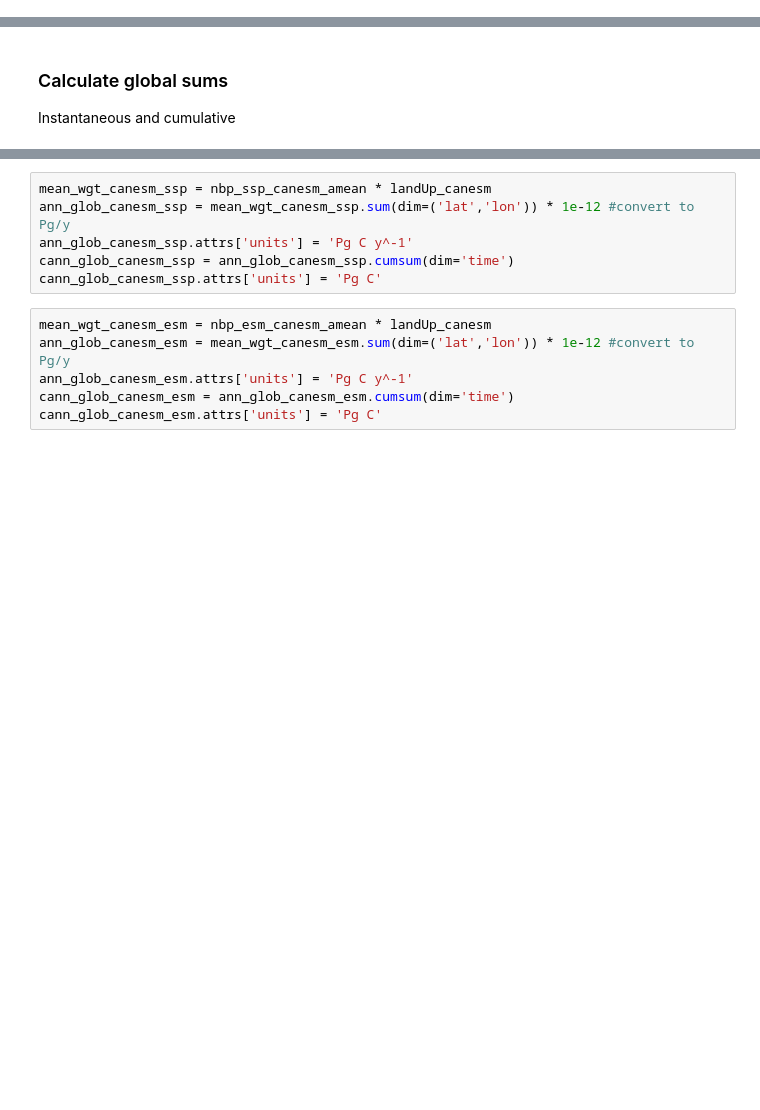
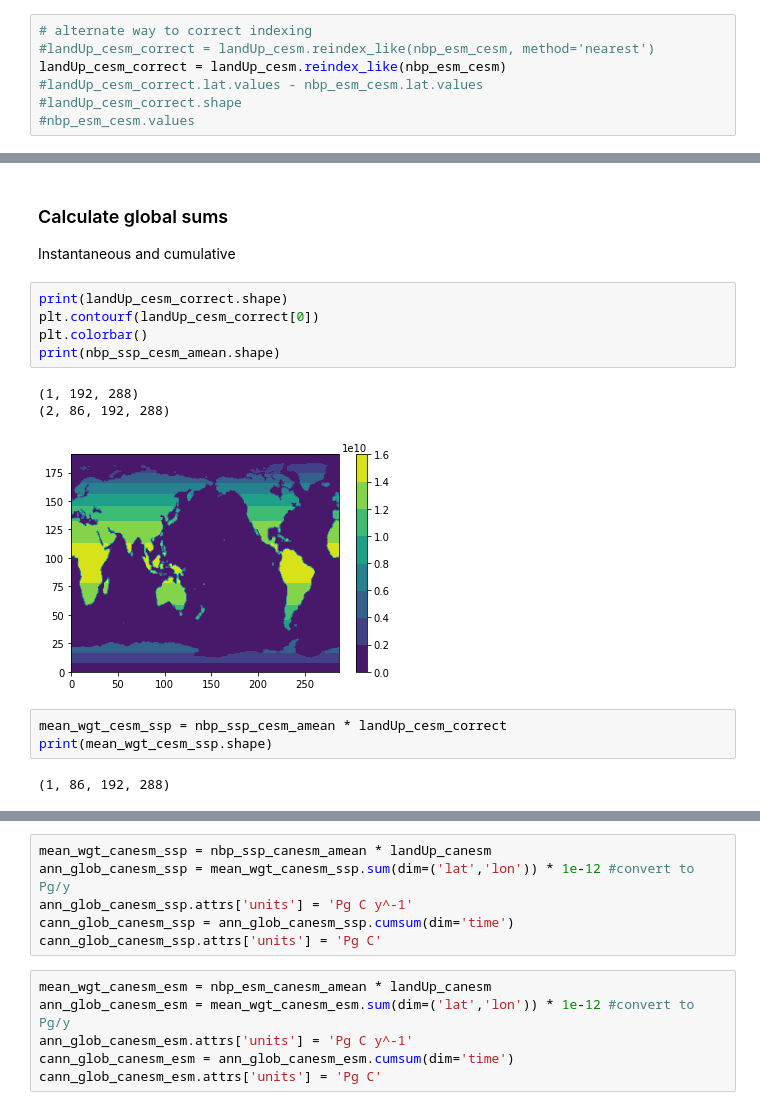
Before and after one commit to katiedagon/cmip6hack-landcarbon, a Jupyter notebook: notebooks/compare_esm_ssp.ipynb, the cells around one changed output, grey strips where cells are left out. Cells and saved outputs as stored; diff of their text form; blank space fills up the shorter version.

```diff
--- a/notebooks/compare_esm_ssp.ipynb
+++ b/notebooks/compare_esm_ssp.ipynb
@@ -107,3 +109,10 @@ latdiffs = landUp_cesm.lat.values - nbp_esm_cesm.lat.values # MISMATCH
+# %%
+# alternate way to correct indexing
+#landUp_cesm_correct = landUp_cesm.reindex_like(nbp_esm_cesm, method='nearest')
+landUp_cesm_correct = landUp_cesm.reindex_like(nbp_esm_cesm)
+#landUp_cesm_correct.lat.values - nbp_esm_cesm.lat.values
+#landUp_cesm_correct.shape
+#nbp_esm_cesm.values
 # %% [markdown]
 CESM needs correction
 # %%
@@ -186,3 +196,17 @@ Attributes:
 # %% [markdown]
 ### Calculate global sums
 Instantaneous and cumulative
+# %%
+print(landUp_cesm_correct.shape)
+plt.contourf(landUp_cesm_correct[0])
+plt.colorbar()
+print(nbp_ssp_cesm_amean.shape)
+# %% [output]
+(1, 192, 288)
+(2, 86, 192, 288)
+[figure, added]
+# %%
+mean_wgt_cesm_ssp = nbp_ssp_cesm_amean * landUp_cesm_correct
+print(mean_wgt_cesm_ssp.shape)
+# %% [output]
+(1, 86, 192, 288)
```
Also changed, not shown: parts of 12 cells of this notebook, 3 other files.
